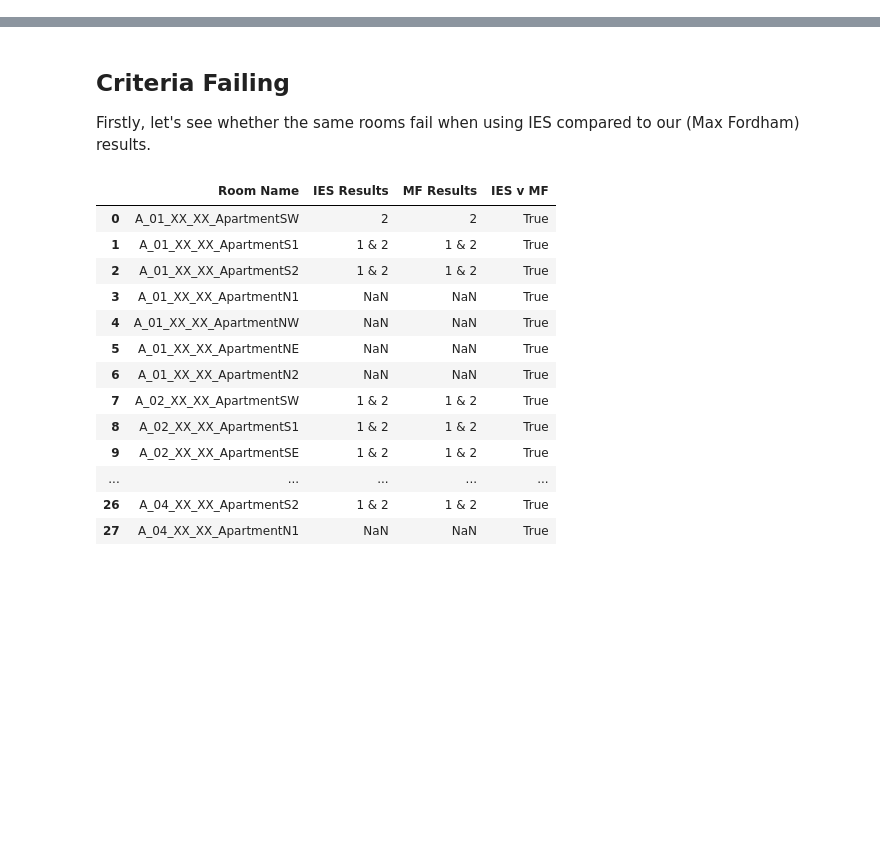
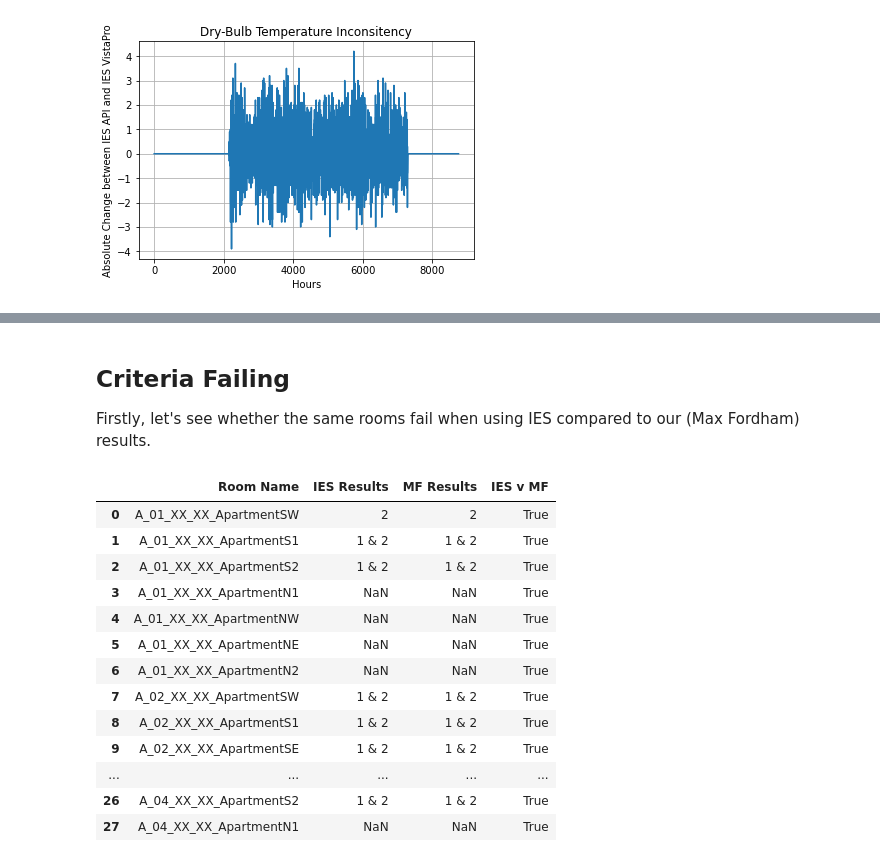
Before and after one commit to maxfordham/adaptive-comfort, a Jupyter notebook: book/tests.ipynb, the cells around one changed output, grey strips where cells are left out. Cells and saved outputs as stored; diff of their text form; code cells hidden in the pictures; blank space fills up the shorter version.

Commit message:
Updated tests and books

```diff
--- a/book/tests.ipynb
+++ b/book/tests.ipynb
@@ -14,0 +24,15 @@ df = pd.read_excel(FPTH_TEST_ALL_CRITERIA, sheet_name=None)
+# %%
+# Load dry-bulb from API and VistaPro
+arr_from_api = np.load(cwd / "tests" / "arr_dry_bulb_temp.npy")
+df = pd.read_csv(cwd / "tests" / "dry_bulb_temperature_from_vista.txt", delimiter="\t", encoding='latin1', header=2)
+arr_from_vista = np.array(df.iloc[:, 2])
+# %%
+abs_change = arr_from_api[:-1] - arr_from_vista[1:]
+plt.plot(range(len(abs_change)), abs_change)
+plt.xlabel('Hours')
+plt.ylabel('Absolute Change between IES API and IES VistaPro')
+plt.title('Dry-Bulb Temperature Inconsitency')
+plt.grid(True)
+plt.show()
+# %% [output]
+[figure, added]
```
Also changed, not shown: parts of 13 cells of this notebook, 13 other files.
